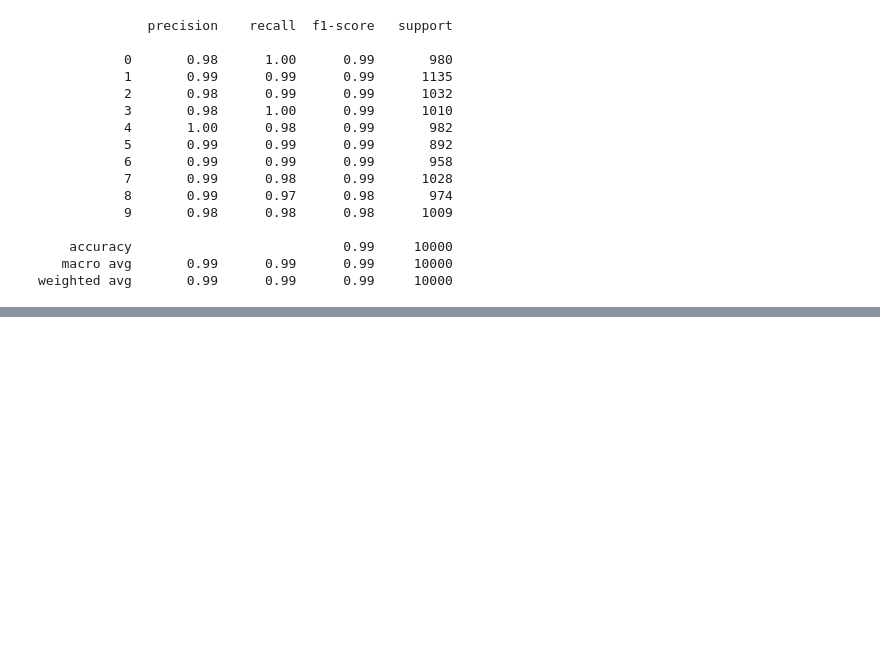
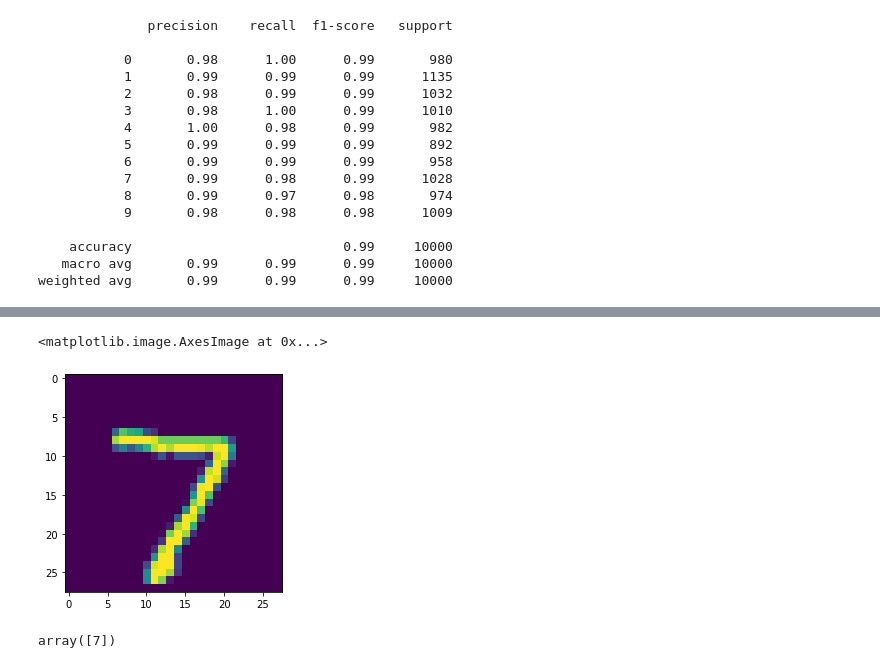
Before and after one commit to Vsanku01/Deep-Learning-Tuts, a Jupyter notebook: MNIST_CNN.ipynb, the cells around one changed output, grey strips where cells are left out. Saved outputs shown, nothing was run; the diff lists cells and outputs as text; code cells hidden in the pictures; blank space fills up the shorter version.

```diff
--- a/MNIST_CNN.ipynb
+++ b/MNIST_CNN.ipynb
@@ -221,0 +247,11 @@ weighted avg       0.99      0.99      0.99     10000
+# %%
+plt.imshow(my_number.reshape(28,28))
+# %% [output]
+<matplotlib.image.AxesImage at 0x...>
+[figure, added]
+# %%
+#num_images,width,height,color_channels
+# Here we do not perform any encodings cause we do encoding only to teach the model and to observe the patterns.While prediction we only send the image.
+model.predict_classes(my_number.reshape(1,28,28,1))
+# %% [output]
+array([7])
```
Also changed, not shown: parts of 5 cells of this notebook.
